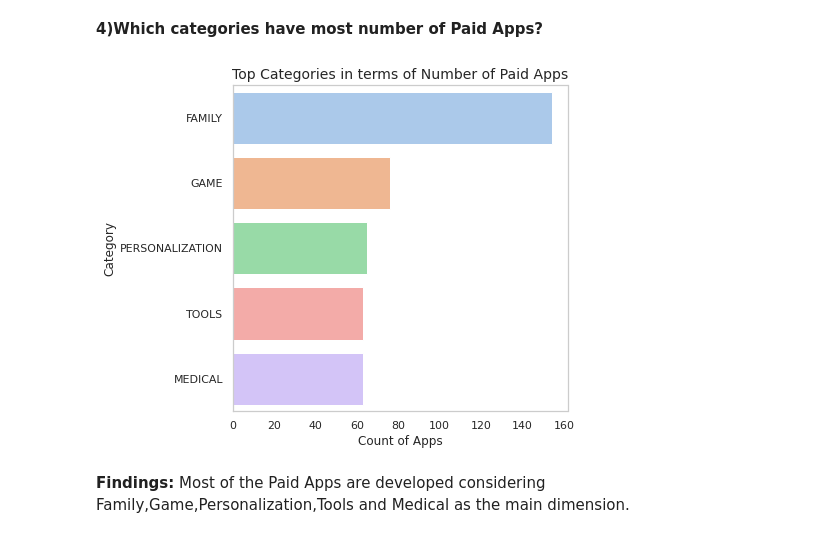
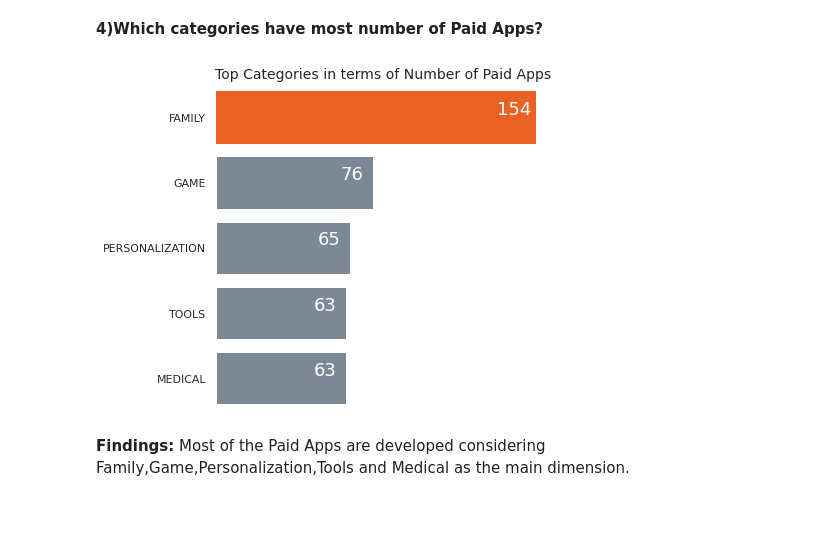
Before and after one commit to sudeep-009/GooglePlayStoreApp-analysis, a Jupyter notebook: Copy_of_Play_Store_App_Review_Analysis_Capstone_Project.ipynb, the cells around one changed output. Cells and saved outputs as stored; diff of their text form; code cells hidden in the pictures; blank space fills up the shorter version.

```diff
--- a/Copy_of_Play_Store_App_Review_Analysis_Capstone_Project.ipynb
+++ b/Copy_of_Play_Store_App_Review_Analysis_Capstone_Project.ipynb
@@ -500,5 +524,14 @@ ax.set_facecolor('white')
 plt.xticks(rotation="90")
 plt.grid(False)
 plt.title('Count of Bulky Apps per Category',size = 14)
-sns.barplot(x=bulky_app_categories_df['Category'],y=bulky_app_categories_df['Size'])
+ax = plt.gca()
+ax.axes.yaxis.set_ticklabels([])
+for spine in plt.gca().spines.values():
+  spine.set_visible(False)
+bars = plt.bar(x=bulky_app_categories_df['Category'],height=bulky_app_categories_df['Size'],color='lightslategrey')
+bars[0].set_color('#E96223')
+bars[1].set_color('#E96223')
+for bar in bars:
+    plt.gca().text(bar.get_x() + bar.get_width()/2, bar.get_height() - 22, str(int(bar.get_height())),
+                 ha='center', color='w', fontsize=14)
 # %% [output]
@@ -518,4 +550,8 @@ plt.title('Rating of Bulky Apps',size = 14)
 plt.ylabel('Count of Rating', size=12)
 plt.xlabel('Rating',size=12)
 plt.grid(False)
+plt.yticks(color='w')
+for spine in plt.gca().spines.values():
+  spine.set_visible(False)
+plt.ylabel('')
 # %% [output]
@@ -569,9 +614,15 @@ Average Price of the Paid Apps is 2.99
 # %% [markdown]
 **2)Which are the Top 10 most expensive Apps available in playstore?**
 # %%
+paid_apps = app_df[app_df.Type=='Paid']
 top_expensive_apps = paid_apps.sort_values('Price',ascending=False).head(10)
 sns.set_theme(style='whitegrid',rc={'figure.figsize': (6,6)},palette='muted')
 sns.barplot(y=top_expensive_apps['Price'],x=top_expensive_apps['App'])
 plt.xticks(rotation=90)
+plt.grid(False)
+ax = plt.gca()
+ax.axes.yaxis.set_ticklabels([])
+for spine in plt.gca().spines.values():
+  spine.set_visible(False)
 # top_expensive_apps['Price']
 # %% [output]
@@ -620,13 +669,24 @@ plt.grid(False)
 # %%
 paid_apps_top_category = paid_apps.groupby('Category').agg({'App': 'count'}).reset_index().sort_values('App',ascending=False).head(5)
 sns.set_theme(palette='pastel',rc={'figure.figsize': (6,6)},style='whitegrid')
-sns.barplot(x=paid_apps_top_category['App'],y=paid_apps_top_category['Category'])
+plots = sns.barplot(x=paid_apps_top_category['App'],y=paid_apps_top_category['Category'],color='lightslategray')
+plots.patches[0].set_color('#E96223')
 plt.title('Top Categories in terms of Number of Paid Apps',size=14)
-# plt.ylabel('Category')
-plt.xlabel('Count of Apps')
+plt.ylabel('')
+plt.xlabel('')
 plt.grid(False)
+for spine in plt.gca().spines.values():
+  spine.set_visible(False)
+ax = plt.gca()
+ax.axes.xaxis.set_ticklabels([])
+for bar in plots.patches:
+    plots.annotate(format(bar.get_width(), '.0f'),
+                   (bar.get_width()-10,
+                    bar.get_y()+bar.get_height()/2), ha='center', va='center',color='w',
+                   size=18, xytext=(0, 8),
+                   textcoords='offset points')
 # %% [output]
-[figure, old version]
+[figure, new version]
 # %% [markdown]
 **Findings:** Most of the Paid Apps are developed considering Family,Game,Personalization,Tools and Medical as the main dimension.
 # %% [markdown]
```
Also changed, not shown: parts of 33 cells of this notebook.
